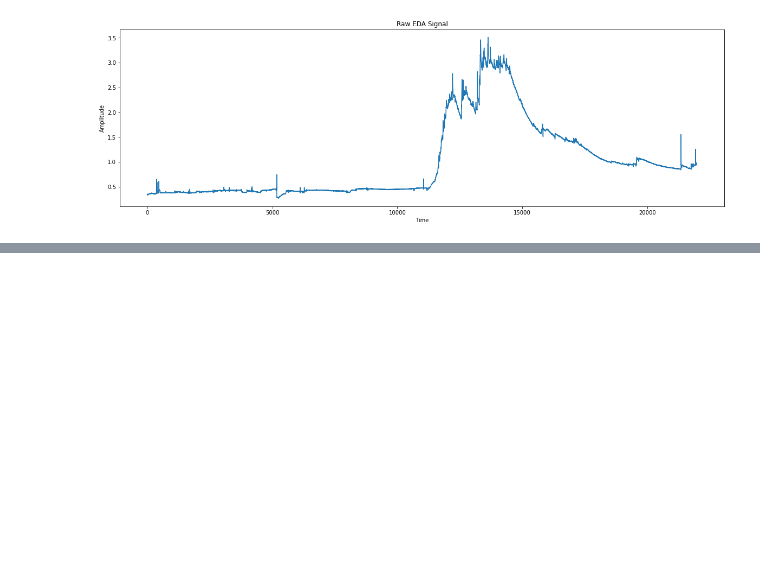
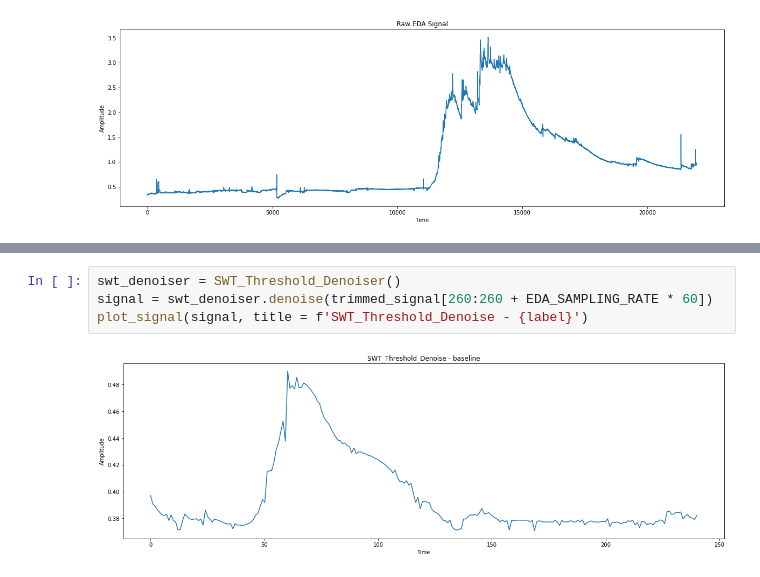
Before and after one commit to nvtu/IEA-AIE-Stress, a Jupyter notebook: analysis/eda_analysis.ipynb, the cells around one changed output, grey strips where cells are left out. Drawn from its saved outputs; the diff is of its cells as text; blank space fills up the shorter version.

```diff
--- a/analysis/eda_analysis.ipynb
+++ b/analysis/eda_analysis.ipynb
@@ -41,0 +45,6 @@ ValueError: Level value too high (max level for current data size and start_leve
+# %%
+swt_denoiser = SWT_Threshold_Denoiser()
+signal = swt_denoiser.denoise(trimmed_signal[260:260 + EDA_SAMPLING_RATE * 60])
+plot_signal(signal, title = f'SWT_Threshold_Denoise - {label}')
+# %% [output]
+[figure, added]
```
Also changed, not shown: parts of 5 cells of this notebook, 6 other files.
